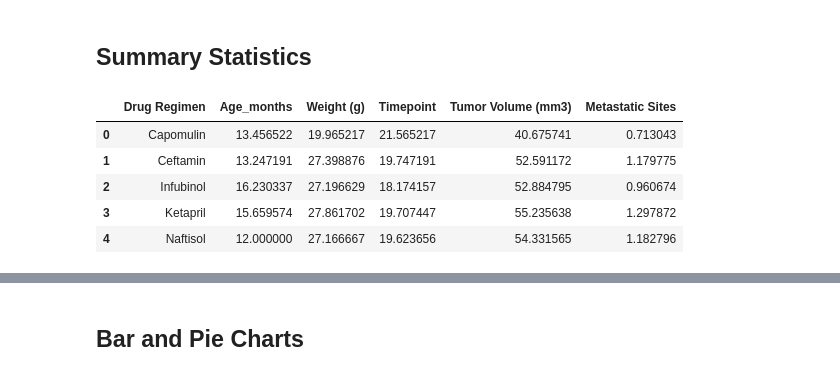
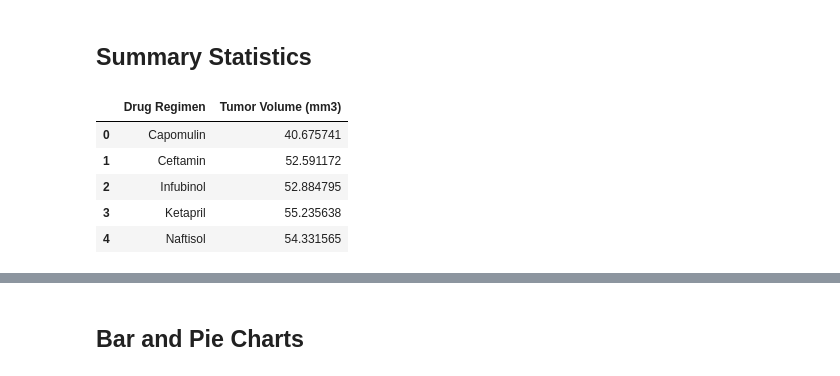
Before and after one commit to adamjohnson57/matplotlib-challenge, a Jupyter notebook: 05-Matplotlib/Instructions/Pymaceuticals/pymaceuticals.ipynb, the cells around one changed output, grey strips where cells are left out. Cells and saved outputs as stored; diff of their text form; code cells hidden in the pictures.

```diff
--- a/05-Matplotlib/Instructions/Pymaceuticals/pymaceuticals.ipynb
+++ b/05-Matplotlib/Instructions/Pymaceuticals/pymaceuticals.ipynb
@@ -120,29 +115,17 @@ cleaned_df.head()
 # %%
 # Generate a summary statistics table of mean, median, variance, standard deviation, and SEM of the tumor volume for each regimen
 # Use groupby and summary statistical methods to calculate the following properties of each drug regimen:
 # mean, median, variance, standard deviation, and SEM of the tumor volume.
 # Assemble the resulting series into a single summary dataframe.
 
-mean_tumor_df = combined_df.rename(columns={"Tumor Volume (mm3)":"Tumor Volume"})
-mean_tumor_df = pd.DataFrame(combined_df.groupby(["Drug Regimen"]).mean())
+mean_tumor_df = pd.DataFrame(combined_df.groupby(["Drug Regimen"])["Tumor Volume (mm3)"].mean())
 mean_tumor_df = mean_tumor_df.reset_index()
 mean_tumor_df.head()
-
-#sum_stat_df = pd.DataFrame(combined_df.groupby(["Drug Regimen]))
-#sum_stat_df.head()
-
-# tumor_mean = combined_df["Tumor Volume"].mean()
-# tumor_median = combined_df["Tumor Volume"].median()
-# tumor_var = combined_df["Tumor Volume"].var()
-# tumor_std = combined_df["Tumor Volume"].std()
-# tumor_sem = combined_df["Tumor Volume"].sem()
-
-#sum_stat_df.head()
 # %% [output]
-|  | Drug Regimen | Age_months | Weight (g) | Timepoint | Tumor Volume (mm3) | Metastatic Sites |
-| 0 | Capomulin | 13.456522 | 19.965217 | 21.565217 | 40.675741 | 0.713043 |
-| 1 | Ceftamin | 13.247191 | 27.398876 | 19.747191 | 52.591172 | 1.179775 |
-| 2 | Infubinol | 16.230337 | 27.196629 | 18.174157 | 52.884795 | 0.960674 |
-| 3 | Ketapril | 15.659574 | 27.861702 | 19.707447 | 55.235638 | 1.297872 |
-| 4 | Naftisol | 12.000000 | 27.166667 | 19.623656 | 54.331565 | 1.182796 |
+|  | Drug Regimen | Tumor Volume (mm3) |
+| 0 | Capomulin | 40.675741 |
+| 1 | Ceftamin | 52.591172 |
+| 2 | Infubinol | 52.884795 |
+| 3 | Ketapril | 55.235638 |
+| 4 | Naftisol | 54.331565 |
 # %%
```
Also changed, not shown: parts of 13 cells of this notebook.
